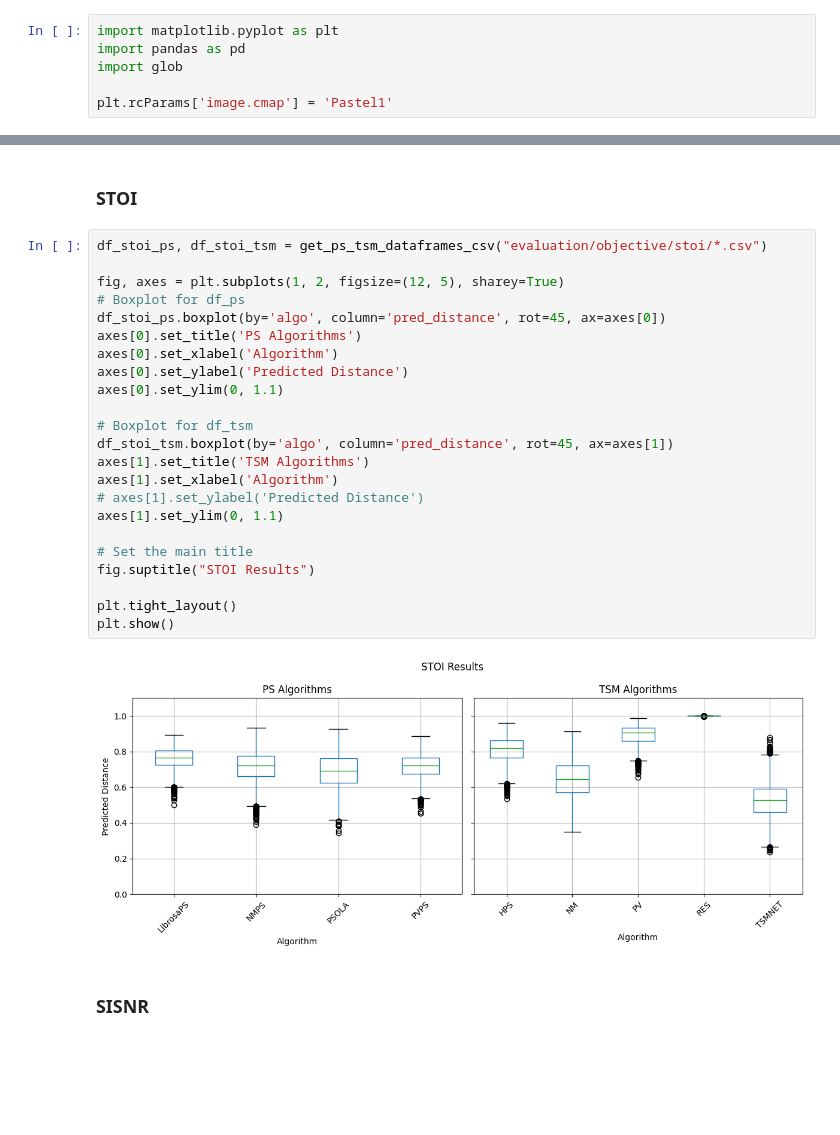
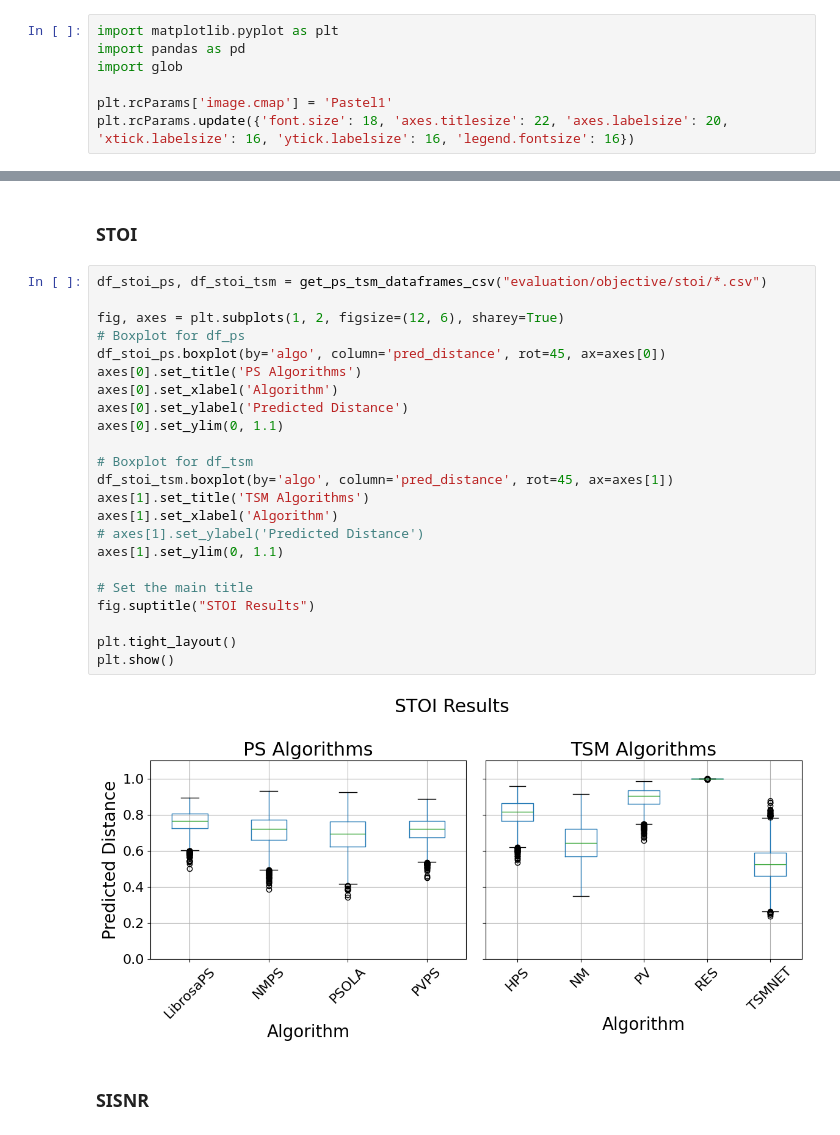
Before and after one commit to mariapolak/SMC10, a Jupyter notebook: plot_metrics.ipynb, the cells around one changed output, grey strips where cells are left out. Drawn from its saved outputs; the diff is of its cells as text; blank space fills up the shorter version.

Commit message:
Plots

```diff
--- a/plot_metrics.ipynb
+++ b/plot_metrics.ipynb
@@ -4,6 +4,7 @@ import pandas as pd
 import glob
 
 plt.rcParams['image.cmap'] = 'Pastel1'
+plt.rcParams.update({'font.size': 18, 'axes.titlesize': 22, 'axes.labelsize': 20, 'xtick.labelsize': 16, 'ytick.labelsize': 16, 'legend.fontsize': 16})
 # %%
 def get_ps_tsm_dataframes_csv(file_pattern: str) -> tuple[pd.DataFrame, pd.DataFrame]:
     """
@@ -44,28 +45,28 @@ def get_dataframe_csv_no_header(file_pattern:str) -> pd.DataFrame:
 # %%
 df_stoi_ps, df_stoi_tsm = get_ps_tsm_dataframes_csv("evaluation/objective/stoi/*.csv")
 
-fig, axes = plt.subplots(1, 2, figsize=(12, 5), sharey=True)
+fig, axes = plt.subplots(1, 2, figsize=(12, 6), sharey=True)
 # Boxplot for df_ps
 df_stoi_ps.boxplot(by='algo', column='pred_distance', rot=45, ax=axes[0])
 axes[0].set_title('PS Algorithms')
 axes[0].set_xlabel('Algorithm')
 axes[0].set_ylabel('Predicted Distance')
 axes[0].set_ylim(0, 1.1)
 
 # Boxplot for df_tsm
 df_stoi_tsm.boxplot(by='algo', column='pred_distance', rot=45, ax=axes[1])
 axes[1].set_title('TSM Algorithms')
 axes[1].set_xlabel('Algorithm')
 # axes[1].set_ylabel('Predicted Distance')
 axes[1].set_ylim(0, 1.1)
 
 # Set the main title
 fig.suptitle("STOI Results")
 
 plt.tight_layout()
 plt.show()
 # %% [output]
-[figure, old version]
+[figure, new version]
 # %% [markdown]
 ### SISNR
 # %%
```
Also changed, not shown: parts of 7 cells of this notebook.
